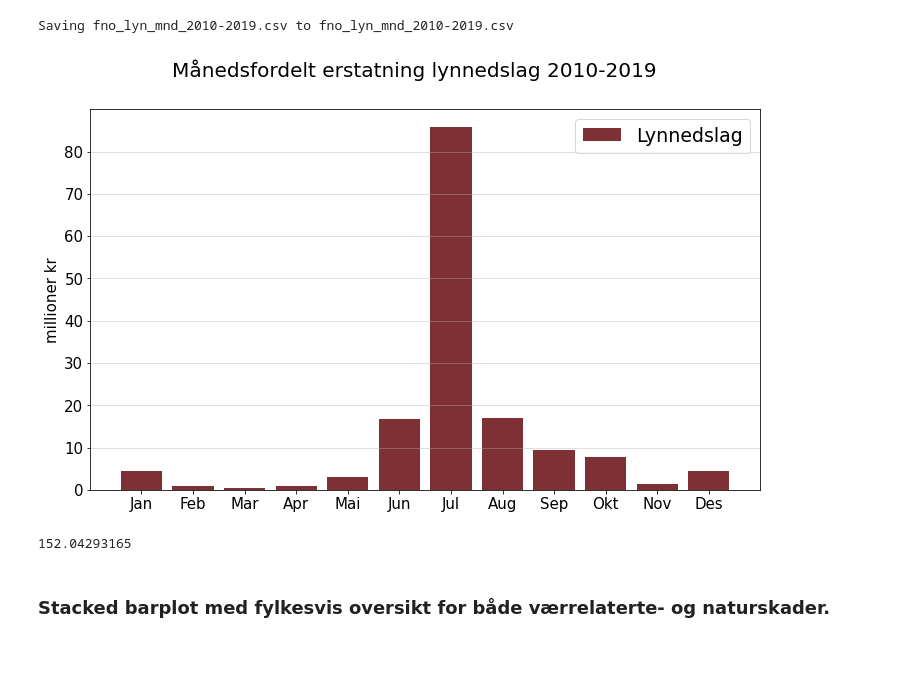
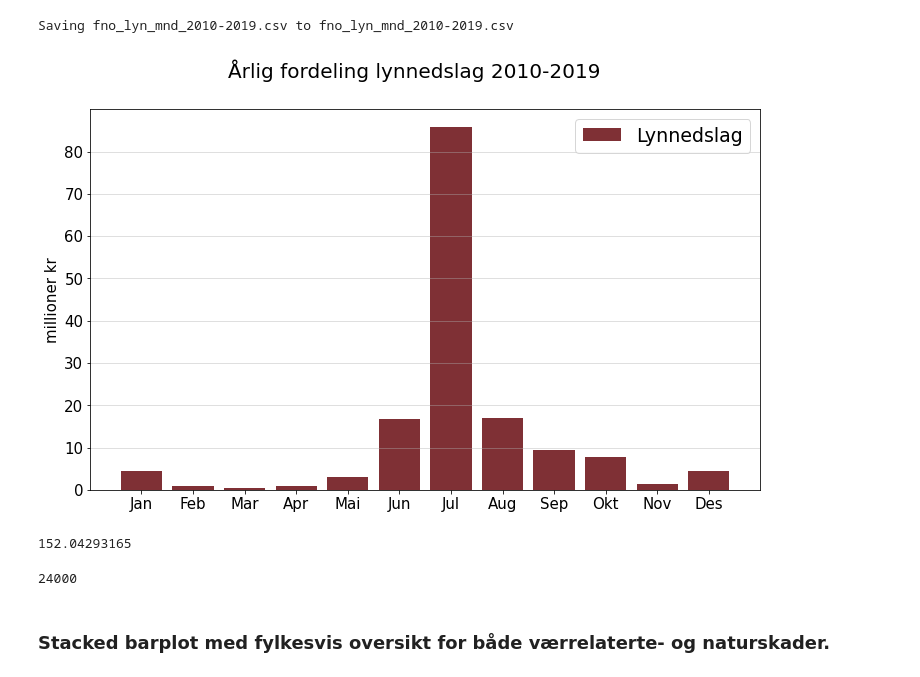
Before and after one commit to eirikngard/Eika, a Jupyter notebook: Eika_vs_FNO.ipynb, the cells around one changed output. Drawn from its saved outputs; the diff is of its cells as text; code cells hidden in the pictures.

```diff
--- a/Eika_vs_FNO.ipynb
+++ b/Eika_vs_FNO.ipynb
@@ -292,23 +344,27 @@ lyn = pd.read_csv('fno_lyn_mnd_2010-2019.csv',names=kol, skiprows=1)
 # %%
 mnd = ['Jan','Feb','Mar','Apr','Mai','Jun','Jul','Aug','Sep','Okt','Nov','Des']
 
 a = np.array([i*(10**(-6)) for i in lyn.loc[lyn['årsak']=='Lynnedslag','skade']])
 
 fig, ax = plt.subplots(figsize=(12, 7))
-fig.suptitle('Månedsfordelt erstatning lynnedslag 2010-2019',fontsize=20)
+fig.suptitle('Årlig fordeling lynnedslag 2010-2019',fontsize=20)
 
 bar=ax.bar(mnd, a,color=rød, label='Lynnedslag')
 ax.grid(axis='y',alpha=0.5)
 ax.set_ylabel('millioner kr',size=15)
 ax.tick_params(axis = 'both', which = 'major', labelsize = 15)
 ax.legend(loc = 1, prop={'size': 19})
 plt.show()
 # %% [output]
-[figure, old version]
+[figure, new version]
 # %%
 sum(a)
 # %% [output]
 152.04293165
+# %%
+600*40
+# %% [output]
+24000
 # %% [markdown]
 ### Stacked barplot med fylkesvis oversikt for både værrelaterte- og naturskader.
 # %%
```
Also changed, not shown: parts of 7 cells of this notebook.
